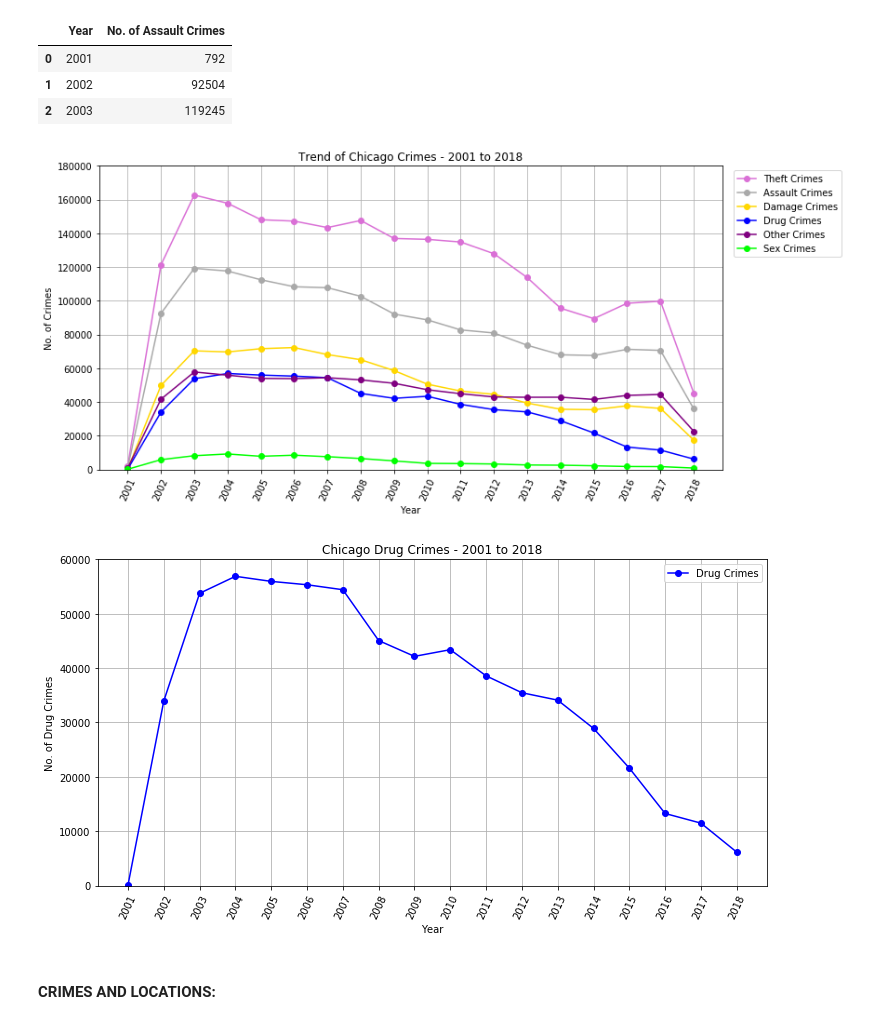
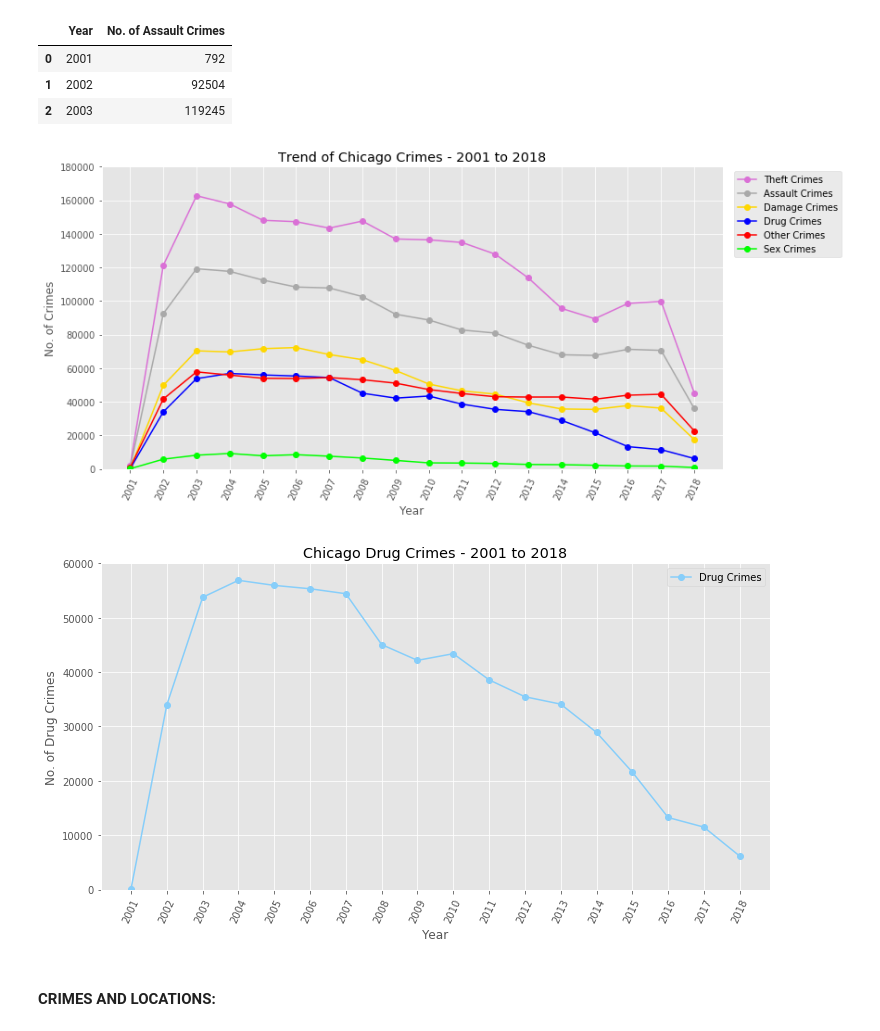
Before and after one commit to Jahmah/Chicago-Drug-Crimes-Story, a Jupyter notebook: ChicagoDrugCrimes.ipynb, the cells around one changed output. Saved outputs shown, nothing was run; the diff lists cells and outputs as text; code cells hidden in the pictures.

```diff
--- a/ChicagoDrugCrimes.ipynb
+++ b/ChicagoDrugCrimes.ipynb
@@ -8,3 +8,5 @@ import calendar
 import matplotlib.pyplot as plt
 from datetime import datetime
 import gmaps
+from matplotlib import style
+style.use('ggplot')
@@ -370,7 +317,7 @@ plt.plot(drugs_crime_year['Year'], drugs_crime_year['No. of Drug Crimes'], marke
          color='blue', label="Drug Crimes")
 
 plt.plot(other_crimes_year['Year'], other_crimes_year['No. of Other Offense Crimes'], marker ='o',
-         color='purple', label="Other Crimes")
+         color='red', label="Other Crimes")
 
 plt.plot(sex_crimes_year['Year'], sex_crimes_year['No. of Sex Crimes'], marker ='o',
          color='lime', label="Sex Crimes")
@@ -390,31 +337,31 @@ plt.savefig("Chicago_crimes_Images\\Chicago_trends_crimes.png")
 
 plt.show()
 # %% [output]
-[figure, old version]
+[figure, new version]
 # %%
 # Use a bar plot to display drug crime trends over the years
 
 # Set figure size
 plt.figure(figsize=(12,6))
 
 # Plot the number of drug crimes per year
-plt.plot(drugs_crime_year['Year'], drugs_crime_year['No. of Drug Crimes'], marker ='o', color='blue', label="Drug Crimes")
+plt.plot(drugs_crime_year['Year'], drugs_crime_year['No. of Drug Crimes'], marker ='o', color='lightskyblue', label="Drug Crimes")
 
 # Incorporate other graph properties
 plt.title('Chicago Drug Crimes - 2001 to 2018')
 plt.xlabel("Year")
 plt.ylim(0,60000)
 plt.ylabel("No. of Drug Crimes")
 plt.legend(loc='best')
 plt.xticks(np.arange(2001,2019,1), rotation = 65)
 plt.grid(True)
 
 # Save the output
 plt.savefig("Chicago_crimes_Images\\Chicago_drug_crimes.png")
 
 plt.show()
 # %% [output]
-[figure, old version]
+[figure, new version]
 # %% [markdown]
 #### CRIMES AND LOCATIONS:
 # %%
```
Also changed, not shown: parts of 25 cells of this notebook, 11 other files.
